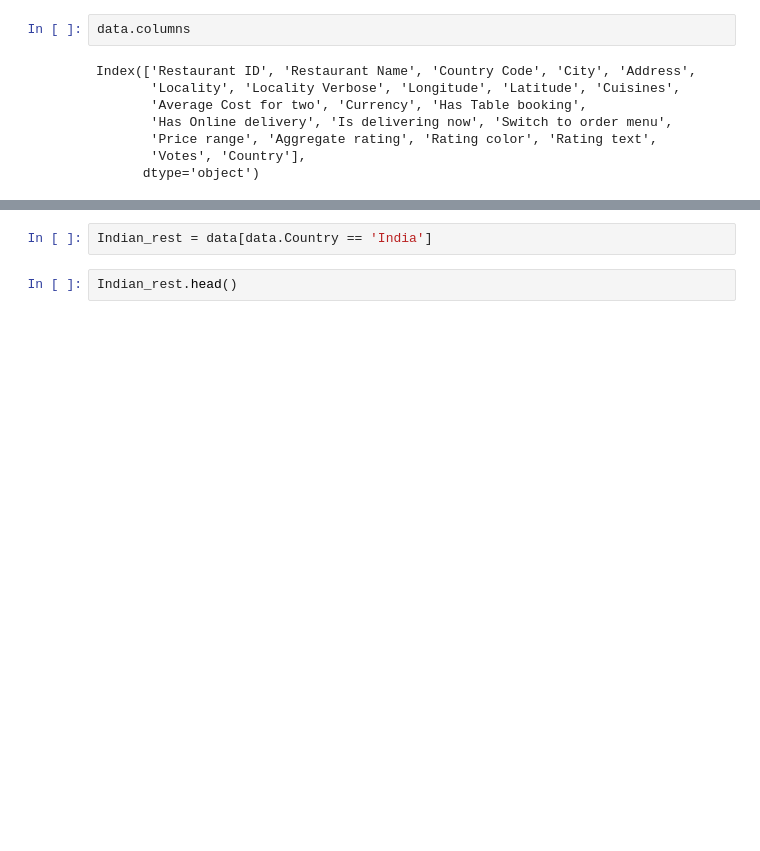
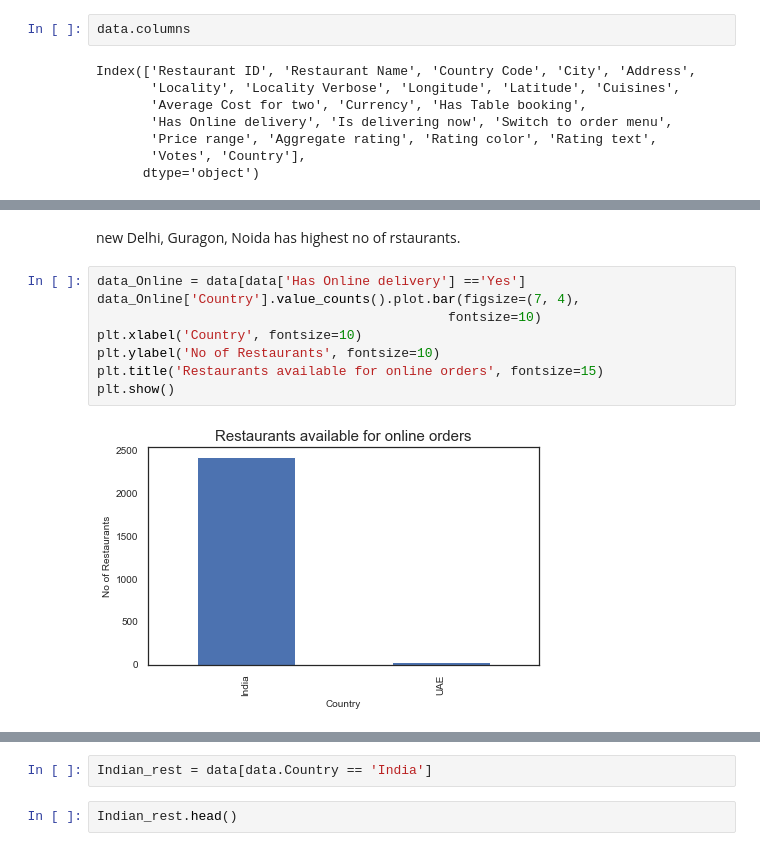
Before and after one commit to apoorvasahu/Zomato_analysis, a Jupyter notebook: zomato.ipynb, the cells around one changed output, grey strips where cells are left out. Cells and saved outputs as stored; diff of their text form; blank space fills up the shorter version.

```diff
--- a/zomato.ipynb
+++ b/zomato.ipynb
@@ -51,0 +89,12 @@ Index(['Restaurant ID', 'Restaurant Name', 'Country Code', 'City', 'Address',
+# %% [markdown]
+new Delhi, Guragon, Noida has highest no of rstaurants.
+# %%
+data_Online = data[data['Has Online delivery'] =='Yes']
+data_Online['Country'].value_counts().plot.bar(figsize=(7, 4),
+                                             fontsize=10)
+plt.xlabel('Country', fontsize=10)
+plt.ylabel('No of Restaurants', fontsize=10)
+plt.title('Restaurants available for online orders', fontsize=15)
+plt.show()
+# %% [output]
+[figure, added]
```
Also changed, not shown: parts of 19 cells of this notebook.
